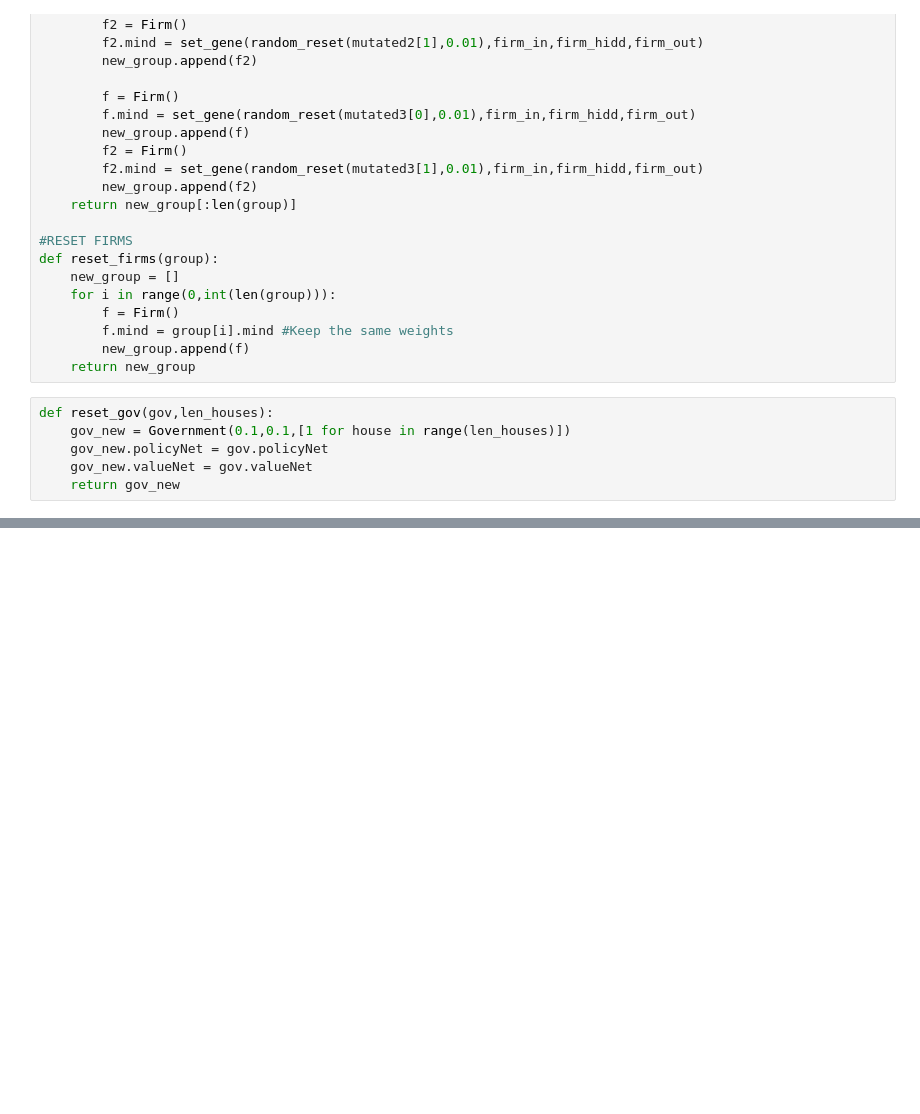
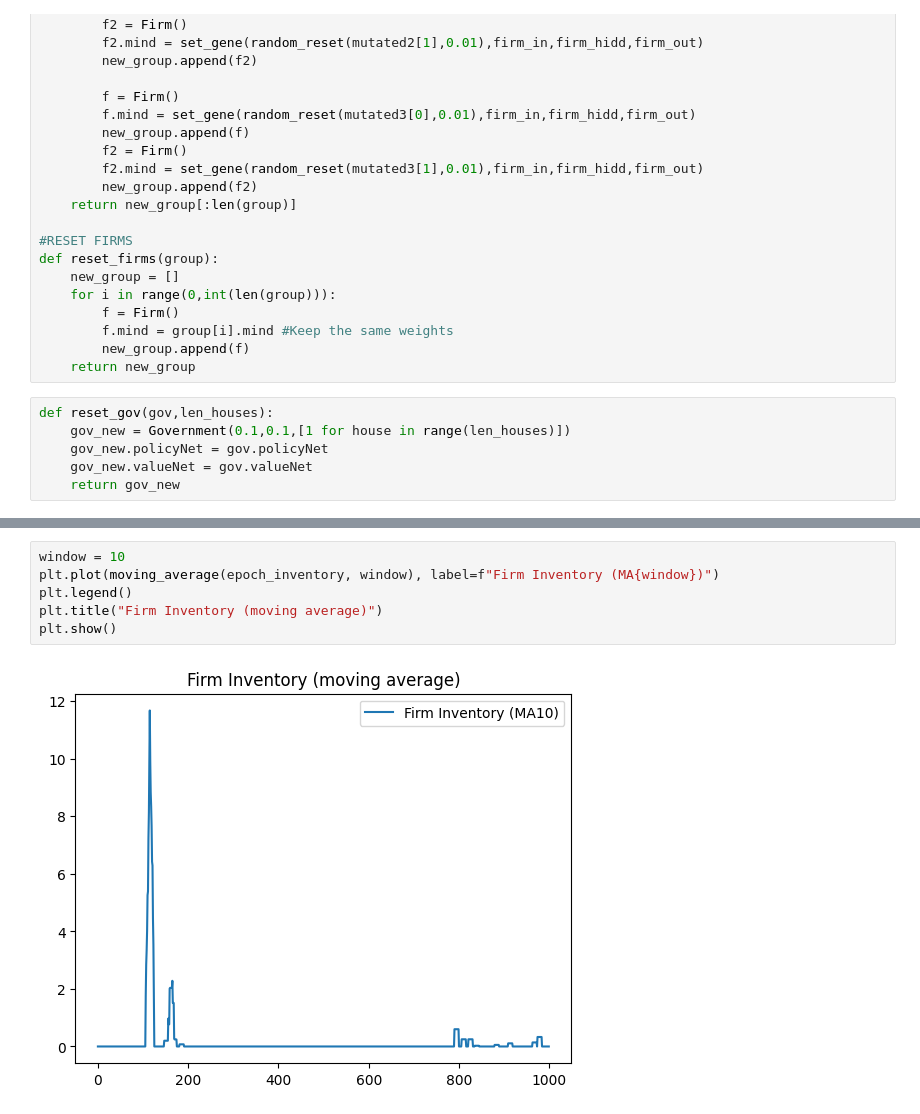
Before and after one commit to SuvrayanBandyopadhyay/AI-Economic-Simulation, a Jupyter notebook: NABIDES_Simulation.ipynb, the cells around one changed output, grey strips where cells are left out. Cells and saved outputs as stored; diff of their text form; blank space fills up the shorter version.

```diff
--- a/NABIDES_Simulation.ipynb
+++ b/NABIDES_Simulation.ipynb
@@ -801,0 +830,8 @@ plt.show()
+# %%
+window = 10
+plt.plot(moving_average(epoch_inventory, window), label=f"Firm Inventory (MA{window})")
+plt.legend()
+plt.title("Firm Inventory (moving average)")
+plt.show()
+# %% [output]
+[figure, added]
```
Also changed, not shown: parts of 14 cells of this notebook, 2 other files.
